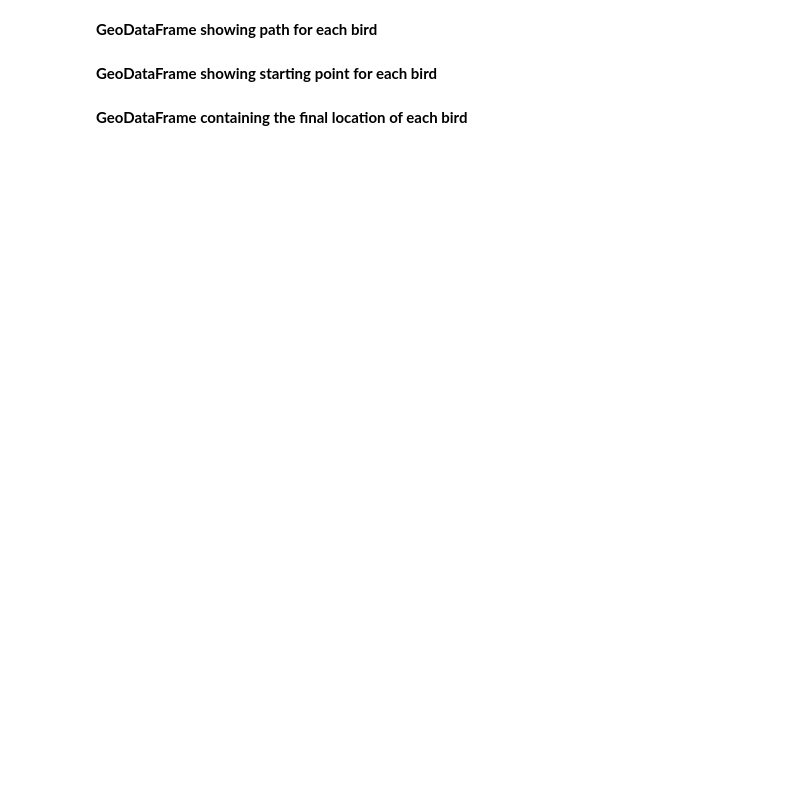
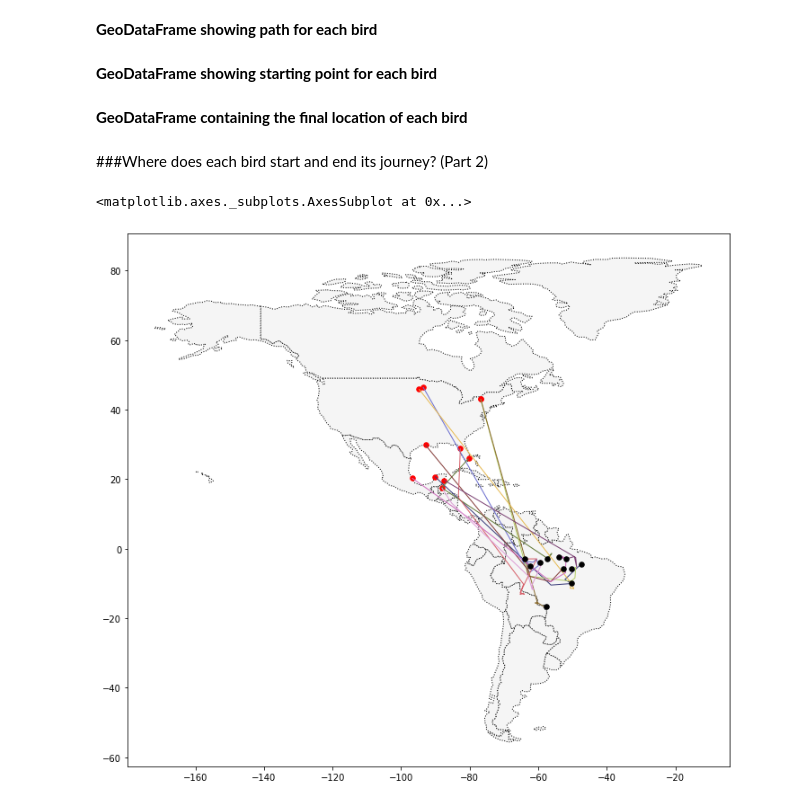
Before and after one commit to subhayuroy/BirdMigration_Tracking, a Jupyter notebook: Migration.ipynb, the cells around one changed output. Saved outputs shown, nothing was run; the diff lists cells and outputs as text; code cells hidden in the pictures; blank space fills up the shorter version.

Commit message:
Plotting Part 2(Journey) completed

```diff
--- a/Migration.ipynb
+++ b/Migration.ipynb
@@ -120,3 +120,14 @@ start_gdf.crs = {'init' :'epsg:4326'}
 end_df = birds.groupby("tag-local-identifier")['geometry'].apply(list).apply(lambda x: x[-1]).reset_index()
 end_gdf = gpd.GeoDataFrame(end_df, geometry=end_df.geometry)
 end_gdf.crs = {'init': 'epsg:4326'}
+# %% [markdown]
+###Where does each bird start and end its journey? (Part 2)
+# %%
+ax=americas.plot(figsize=(12,12), color='whitesmoke', linestyle=':', edgecolor='black')
+
+start_gdf.plot(ax=ax, color='red',  markersize=30)
+path_gdf.plot(ax=ax, cmap='tab20b', linestyle='-', linewidth=1, zorder=1)
+end_gdf.plot(ax=ax, color='black', markersize=30)
+# %% [output]
+<matplotlib.axes._subplots.AxesSubplot at 0x...>
+[figure, added]
```
Also changed, not shown: parts of 2 cells of this notebook.
